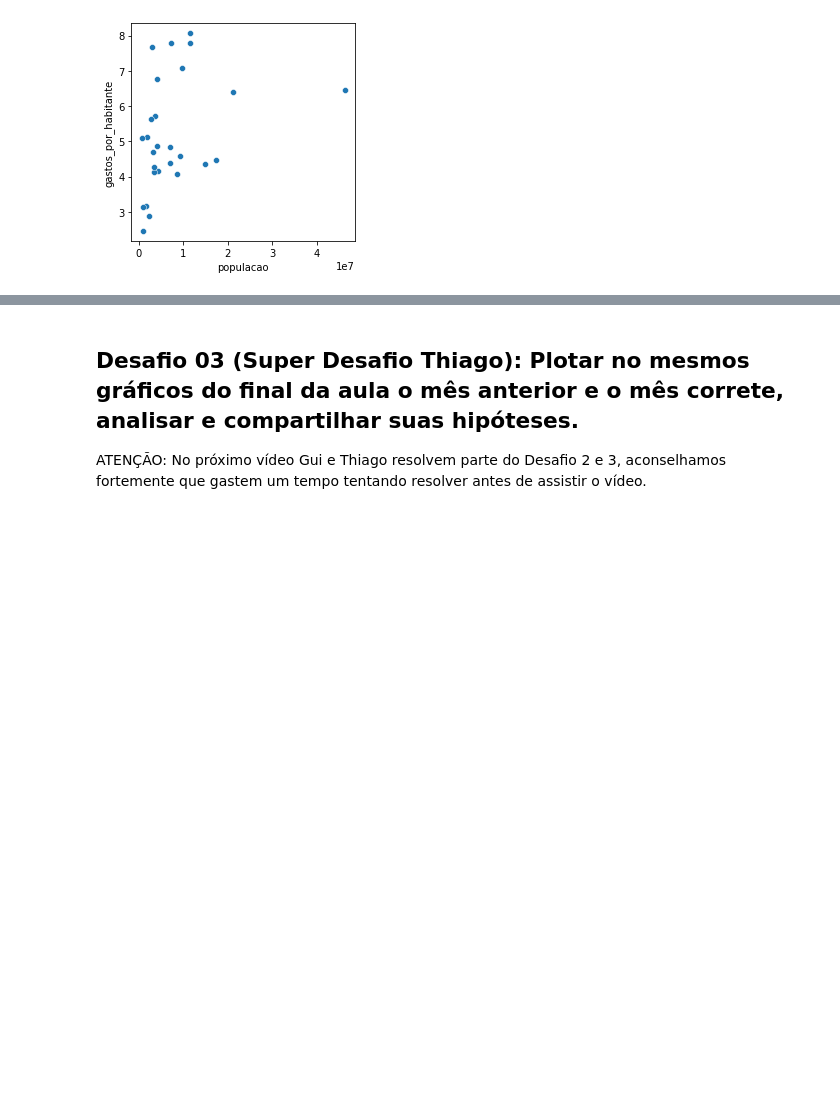
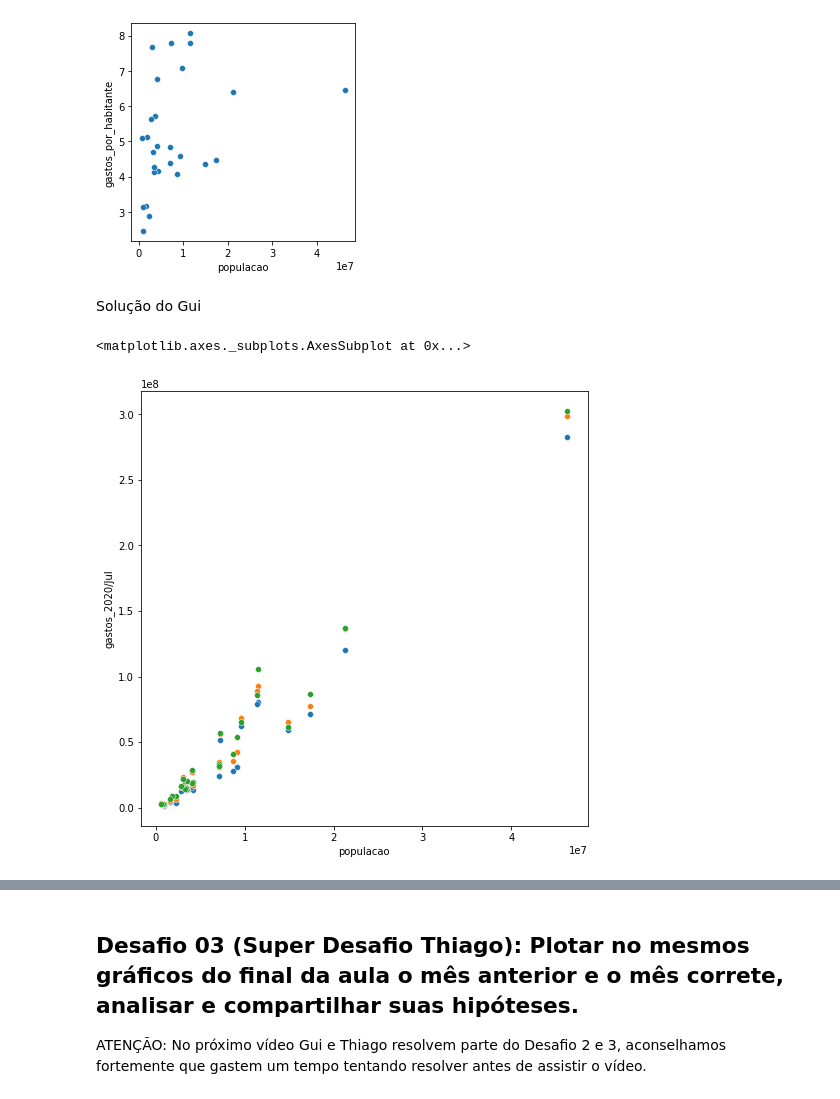
Before and after one commit to willianrocha/bootcamp-datascience-alura, a Jupyter notebook: module_2/ds_mod2_lecture2.ipynb, the cells around one changed output, grey strips where cells are left out. Cells and saved outputs as stored; diff of their text form; code cells hidden in the pictures; blank space fills up the shorter version.

```diff
--- a/module_2/ds_mod2_lecture2.ipynb
+++ b/module_2/ds_mod2_lecture2.ipynb
@@ -137,3 +129,25 @@ sns.scatterplot(data=segundo_gastos_e_populacao_recente, x="populacao", y="gasto
 # %% [output]
 <matplotlib.axes._subplots.AxesSubplot at 0x...>
 [figure]
+# %% [markdown]
+Solução do Gui
+# %%
+def gasos_e_gasto_por_habitante_para(todos_os_gastos, dados, mes: str):
+  dados_c = dados.copy()
+  todos_os_gastos_c = todos_os_gastos.copy()
+  gastos_do_mes = todos_os_gastos_c[mes]
+  gastos_do_mes.index = gastos_do_mes.index.str[3:]
+  dados_c[f"gastos_{mes}"] = gastos_do_mes * 10**6
+  dados_c[f"gastos_por_habitante_{mes}"] = dados_c[f"gastos_{mes}"] / dados_c["populacao"]
+  return dados_c
+
+df_desafio_2 = gasos_e_gasto_por_habitante_para(ordenado_por_total, gastos_e_populacao_recente, "2020/Jul")
+df_desafio_2 = gasos_e_gasto_por_habitante_para(ordenado_por_total, df_desafio_2, "2020/Jun")
+df_desafio_2 = gasos_e_gasto_por_habitante_para(ordenado_por_total, df_desafio_2, "2020/Mai")
+plt.figure(figsize=(8,8))
+sns.scatterplot(data=df_desafio_2, x="populacao", y="gastos_2020/Jul")
+sns.scatterplot(data=df_desafio_2, x="populacao", y="gastos_2020/Jun")
+sns.scatterplot(data=df_desafio_2, x="populacao", y="gastos_2020/Mai")
+# %% [output]
+<matplotlib.axes._subplots.AxesSubplot at 0x...>
+[figure, added]
```
Also changed, not shown: parts of 3 cells of this notebook.
